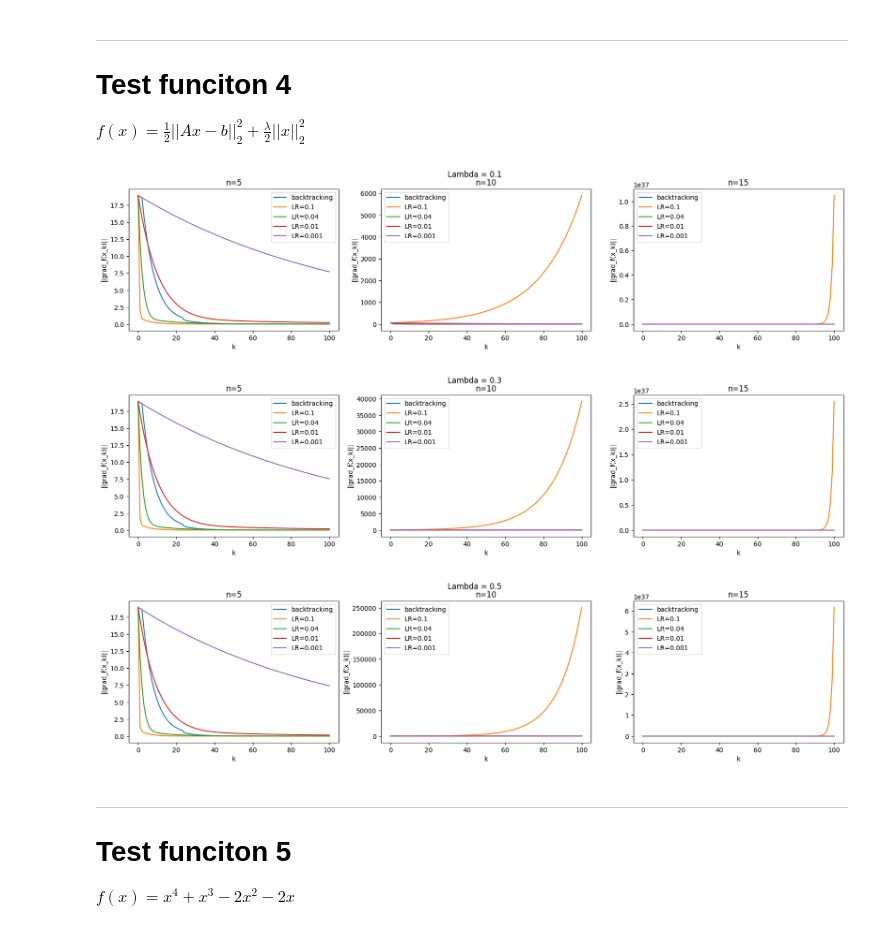
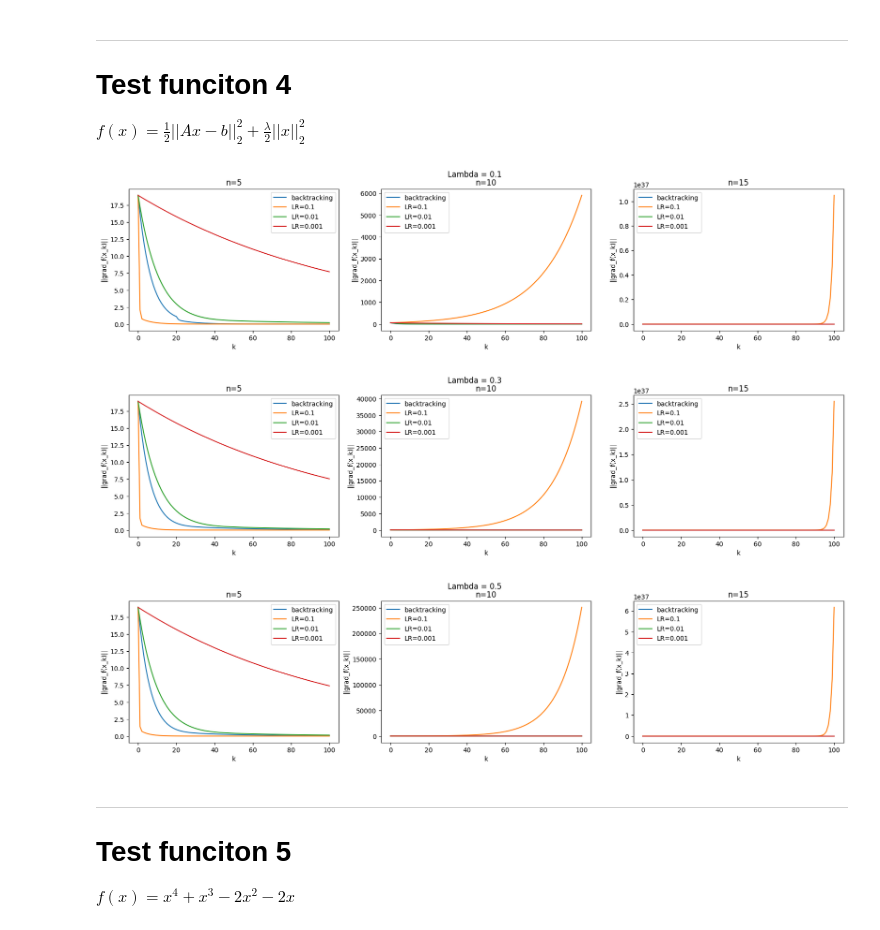
Before and after one commit to ChiaraAngileri/SMM_lab, a Jupyter notebook: Homework3 - no comments.ipynb, the cells around one changed output. Saved outputs shown, nothing was run; the diff lists cells and outputs as text; code cells hidden in the pictures.

```diff
--- a/Homework3 - no comments.ipynb
+++ b/Homework3 - no comments.ipynb
@@ -6,10 +6,10 @@ import matplotlib.pyplot as plt
 # %% [markdown]
 # Optimization via Gradient Descent
 # %%
-def f(x):
+def f_test(x):
     return x**2 + 2*x +1
 
-def grad_f(x):
+def grad_f_test(x):
     return (2*x + 2)
 # %%
 def backtracking(f, grad_f, x):
@@ -32,11 +32,10 @@ def backtracking(f, grad_f, x):
             break
     return alpha
 # %%
-def GD(f, grad_f, x0, kmax, tolf=1e-6, tolx=1e-6, step=0.001, useBackTracking=True, real_value=None):
+def GD(f, grad_f, x0, kmax, tolf=1e-6, tolx=1e-6, step=0.001, useBackTracking=False, real_value=None):
 
     k = 0
     true_errors = []
-    alpha = step
 
     dim_m, dim_n = (kmax+1, ) + x0.shape
 
@@ -51,25 +50,17 @@ def GD(f, grad_f, x0, kmax, tolf=1e-6, tolx=1e-6, step=0.001, useBackTracking=Tr
     err_val[k] = np.linalg.norm(grad_f(x0))
     if(real_value!=None): true_errors.append(np.linalg.norm(real_value - x[k]))
 
-    k+=1
-    x[k]=x[k-1]-alpha*grad_f(x[k-1])
-    f_val[k] = f(x[k])
-    grads[k] = grad_f(x[k])
-    err_val[k] = np.linalg.norm(grad_f(x[k]))
-    if(real_value!=None): true_errors.append(np.linalg.norm(real_value - x[k]))
-
-    cond1 = (np.linalg.norm(grad_f(x[k])) > tolf * grad_f(x[k-1])).all()
-    cond2 = (np.linalg.norm(x[k] - x[k-1]) > tolx * np.linalg.norm(x[k-1])).all()
-    conditions = cond1 and cond2
+    conditions = True
 
     while (conditions and k < kmax):
         k = k+1
 
-        x[k] = x[k-1]-alpha*grad_f(x[k-1])
-
         if useBackTracking:
             alpha = backtracking(f, grad_f, x[k])
+        else:
+            alpha = step
 
+        x[k] = x[k-1]-alpha*grad_f(x[k-1])
         f_val[k] = f(x[k])
         grads[k] = grad_f(x[k])
         err_val[k] = np.linalg.norm(grad_f(x[k]))
@@ -86,6 +77,6 @@ def GD(f, grad_f, x0, kmax, tolf=1e-6, tolx=1e-6, step=0.001, useBackTracking=Tr
 
     return x, k, f_val, grads, err_val, true_errors
 # %%
-x, k, fval, grads, errval, _ = GD(f, grad_f, np.asarray([2]), 1000, 1e-6, 1e-6)
+x, k, fval, grads, errval, _ = GD(lambda x:f_test(x), lambda x:grad_f_test(x), np.asarray([0]), 1000)
 print(x[k])
 # %% [output]
@@ -136,8 +127,6 @@ print(x[k])
 - For each of the points above, fix $x_0= (0, 0, ..., 0)^T$, kmax = 100, while choose your values for tolf and tolx. It is recommended to also plot the error $||x_k - x^*||_2$ varying k when the true $x^*$ is available.
 - Only for the non-convex function defined in 5, plot it in the interval [-3; 3] and test the convergence point of GD with different values of $x_0$ and different step-sizes. Observe when the convergence point is the global minimum and when it stops on a local minimum or maximum.
 # %%
-eps = sys.float_info.epsilon
-
 def f1(x):
     return (x[0]-3)**2 + (x[1]-1)**2
 
@@ -161,7 +150,7 @@ def grad_f2(x):
 
 
 def f3(x, n):
-    v = np.linspace(0,1,n)
+    v = np.linspace(0, 1, n)
     A = np.vander(v)
     x_true = np.ones((n, ))
     b = A@x_true
@@ -171,7 +160,7 @@ def f3(x, n):
     return y
 
 def grad_f3(x, n):
-    v = np.arange(0, 1+eps, 1/(n-1))
+    v = np.linspace(0, 1, n)
     A = np.vander(v)
     x_true = np.ones((n, ))
     b = A@x_true
@@ -182,7 +171,7 @@ def grad_f3(x, n):
 
 
 def f4(x, n, L):
-    v = np.arange(0, 1+eps, 1/(n-1))
+    v = np.linspace(0, 1, n)
     A = np.vander(v)
     x_true = np.ones((n, ))
     b = A@x_true
@@ -193,7 +182,7 @@ def f4(x, n, L):
     return y1 + y2
 
 def grad_f4(x, n, L):
-    v = np.arange(0, 1+eps, 1/(n-1))
+    v = np.linspace(0, 1, n)
     A = np.vander(v)
     x_true = np.ones((n, ))
     b = A@x_true
@@ -485,7 +464,7 @@ tolx = 1e-6
 tolf = 1e-6
 kmax = 100
 
-cvector = np.asarray([0.1, 0.04, 0.01, 0.001])
+cvector = np.asarray([0.1, 0.01, 0.001])
 
 f_tot_L = []
 x_tot_L = []
@@ -511,7 +490,6 @@ for lam in L:
 
         f = lambda x: f4(x, n, lam)
         grad_f = lambda x: grad_f4(x, n, lam)
-
 
         x, k, f_val, grads, err_val, _  = GD(f, grad_f, x0, kmax, tolf, tolx, useBackTracking=True)
 
@@ -537,38 +515,37 @@ for lam in L:
         x_tot_n.append(x_tot)
         err_tot_n.append(err_tot)
         k_tot_n.append(k_tot)
 
     f_tot_L.append(f_tot_n)
     x_tot_L.append(x_tot_n)
     err_tot_L.append(err_tot_n)
     k_tot_L.append(k_tot_n)
 
 for lam in range(len(L)):
 
     plt.figure(figsize=(20, 4))
     plt.suptitle(f'Lambda = {L[lam]}')
-    legend=['backtracking', 'LR=0.1', 'LR=0.04', 'LR=0.01', 'LR=0.001']
-
+    legend=['backtracking', 'LR=0.1', 'LR=0.01', 'LR=0.001']
 
     for i in range(len(f_tot_L[lam])):
 
         plt.subplot(1, len(f_tot_L[lam]), i+1)
         plt.title(f"n={N[i]}")
 
 
         for e in range(len(f_tot_L[lam][i])):
             plt.xlabel('k')
             plt.ylabel('||grad_f(x_k)||')
 
             kk = np.arange(0, k_tot_L[lam][i][e]+1)
             plt.plot(kk, err_tot_L[lam][i][e])
             plt.legend(legend)
 
     plt.show()
 # %% [output]
-[figure, old version]
+[figure, new version]
-[figure, old version]
+[figure, new version]
-[figure, old version]
+[figure, new version]
 # %% [markdown]
 ---
 
```
Also changed, not shown: parts of 10 cells of this notebook, 3 other files.
